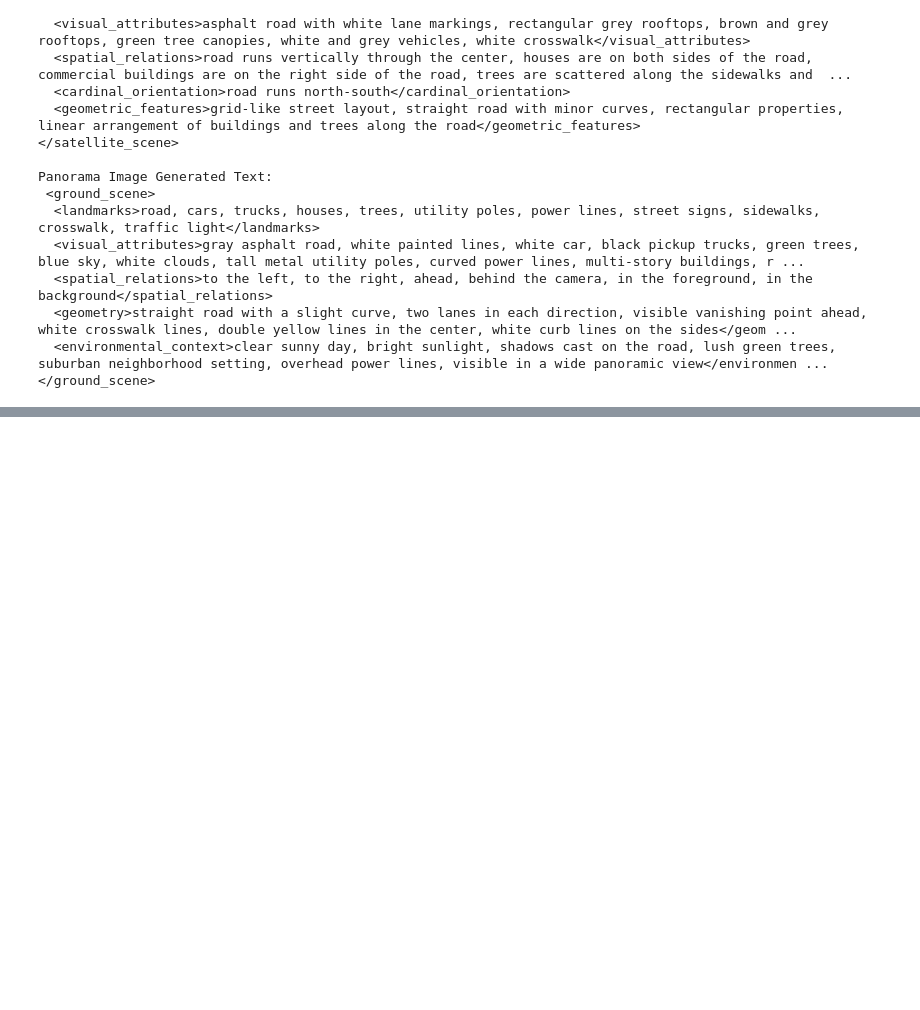
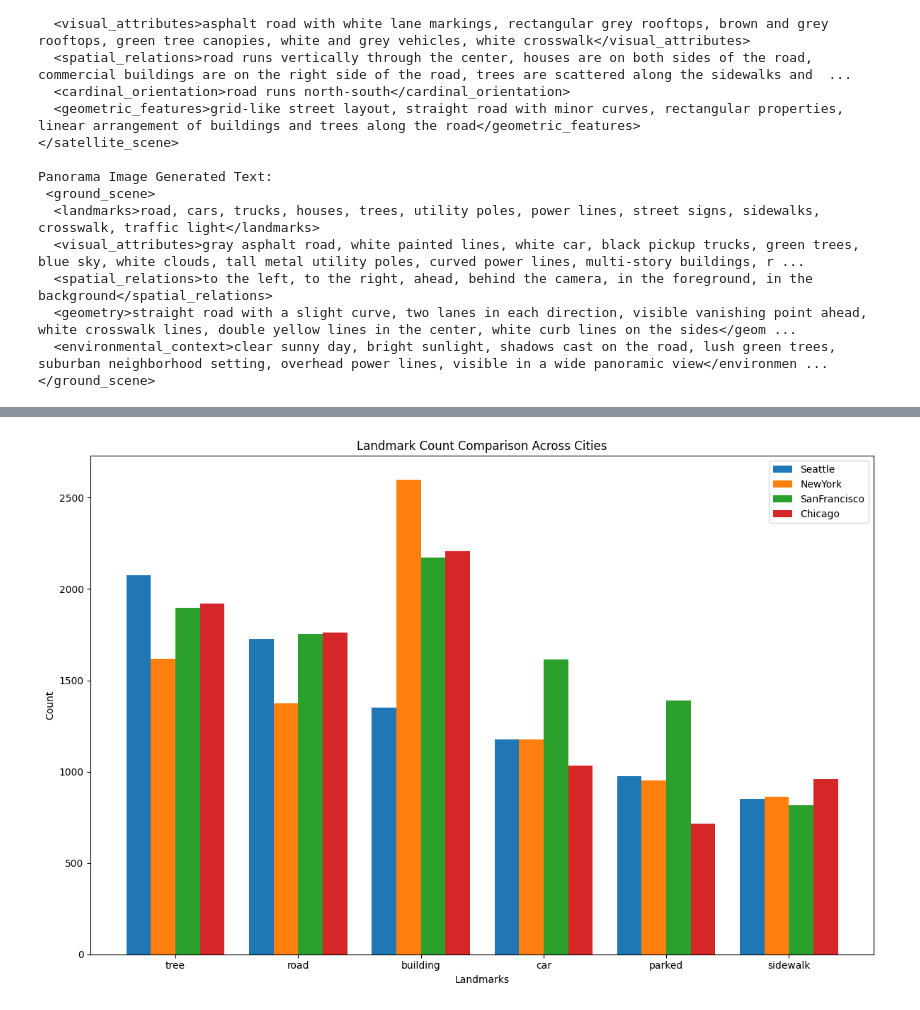
Before and after one commit to marszzibros/Natural_Language_Processing_Final_Project, a Jupyter notebook: sentiment_analysis.ipynb, the cells around one changed output, grey strips where cells are left out. Saved outputs shown, nothing was run; the diff lists cells and outputs as text; code cells hidden in the pictures; blank space fills up the shorter version.

Commit message:
added bag of words functions and BERT embedding geneations. Next step would be cosine similarity score analysis

```diff
--- a/sentiment_analysis.ipynb
+++ b/sentiment_analysis.ipynb
@@ -65,7 +66,7 @@ def process_generated_texts(satellite_path, panorama_path, display=True):
     city = satellite_path.split('/')[1]
     image_type = satellite_path.split('/')[2]
 
-    file_path = os.path.join(image_type, model_id, city, image_type, satellite_path.split('/')[-1])
+    file_path = os.path.join("results", image_type, model_id, city, image_type, satellite_path.split('/')[-1])
 
     with open(file_path.replace('.png', '.txt'), 'r') as f:
         sate_text = f.read()
@@ -73,7 +74,7 @@ def process_generated_texts(satellite_path, panorama_path, display=True):
     city = panorama_path.split('/')[1]
     image_type = panorama_path.split('/')[2]
 
-    file_path = os.path.join(image_type, model_id, city, image_type, panorama_path.split('/')[-1])
+    file_path = os.path.join("results",image_type, model_id, city, image_type, panorama_path.split('/')[-1])
 
     with open(file_path.replace('.jpg', '.txt'), 'r') as f:
         pano_text = f.read()
@@ -143,0 +185,6 @@ for i, row in df.iterrows():
+# %%
+for city in city_dict:
+    print(f"City: {city}")
+    satellite_all = city_dict[city]['satellite']['landmarks']
+    panorama_all = city_dict[city]['panorama']['landmarks']
+    print(f"Correct Formatting: {len(satellite_all)}/2500")
@@ -179,0 +237,12 @@ TF-IDF Matrix:
+# %%
+city_satellite_landmarks = {}
+# get values
+for city in city_dict:
+    satellite_all = city_dict[city]['satellite']['landmarks']
+    top_words = bag_of_words(satellite_all, top_n=10)
+    words = {}
+    for word, freq in top_words:
+        if word in common_landmarks:
+            words[word] = freq
+    city_satellite_landmarks[city] = words
+city_satellite_landmarks
@@ -179,0 +267,24 @@ TF-IDF Matrix:
+# %%
+
+cities = list(city_satellite_landmarks.keys())
+landmarks = list(next(iter(city_satellite_landmarks.values())).keys())
+
+fig, ax = plt.subplots(figsize=(12, 8))
+bar_width = 0.2
+index = np.arange(len(landmarks))
+
+for i, city in enumerate(cities):
+    counts = [city_satellite_landmarks[city][landmark] for landmark in landmarks]
+    ax.bar(index + i * bar_width, counts, width=bar_width, label=city)
+
+ax.set_xlabel('Landmarks')
+ax.set_ylabel('Count')
+ax.set_title('Landmark Count Comparison Across Cities')
+ax.set_xticks(index + bar_width * (len(cities) - 1) / 2)
+ax.set_xticklabels(landmarks)
+ax.legend()
+
+plt.tight_layout()
+plt.show()
+# %% [output]
+[figure, added]
```
Also changed, not shown: parts of 14 cells of this notebook, 6 other files.
